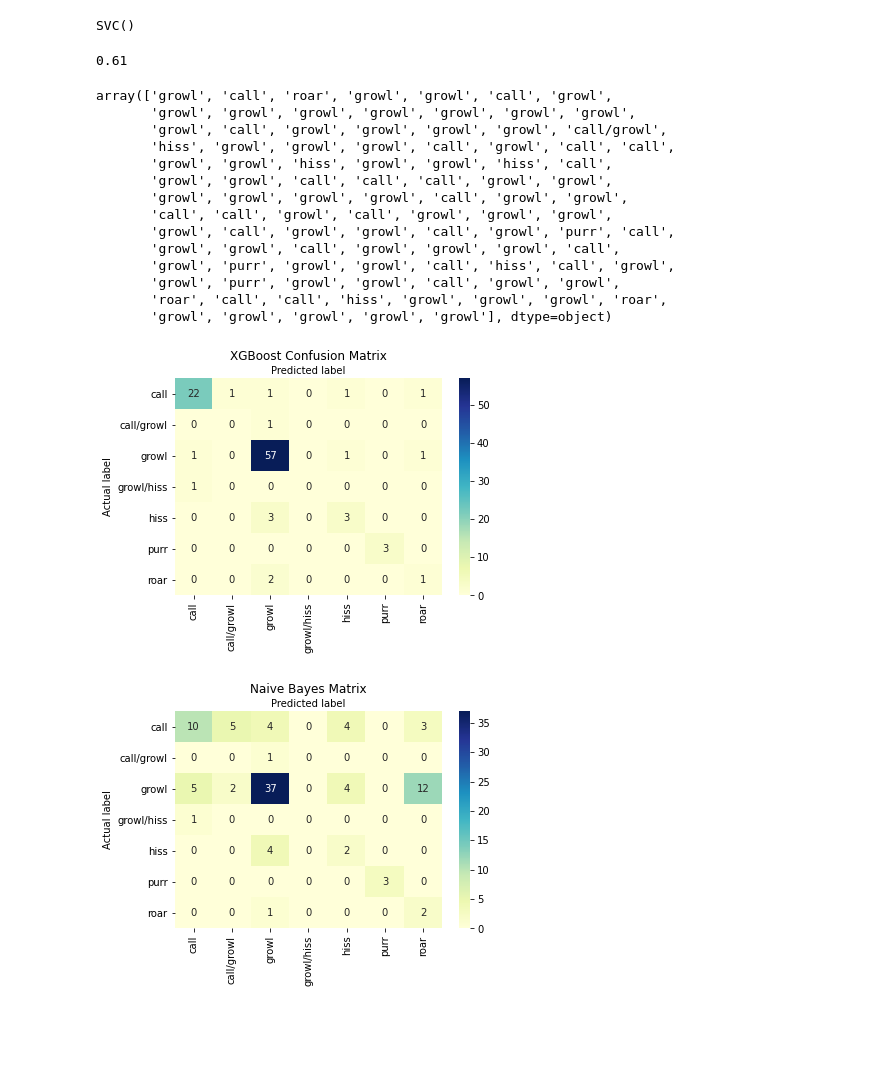
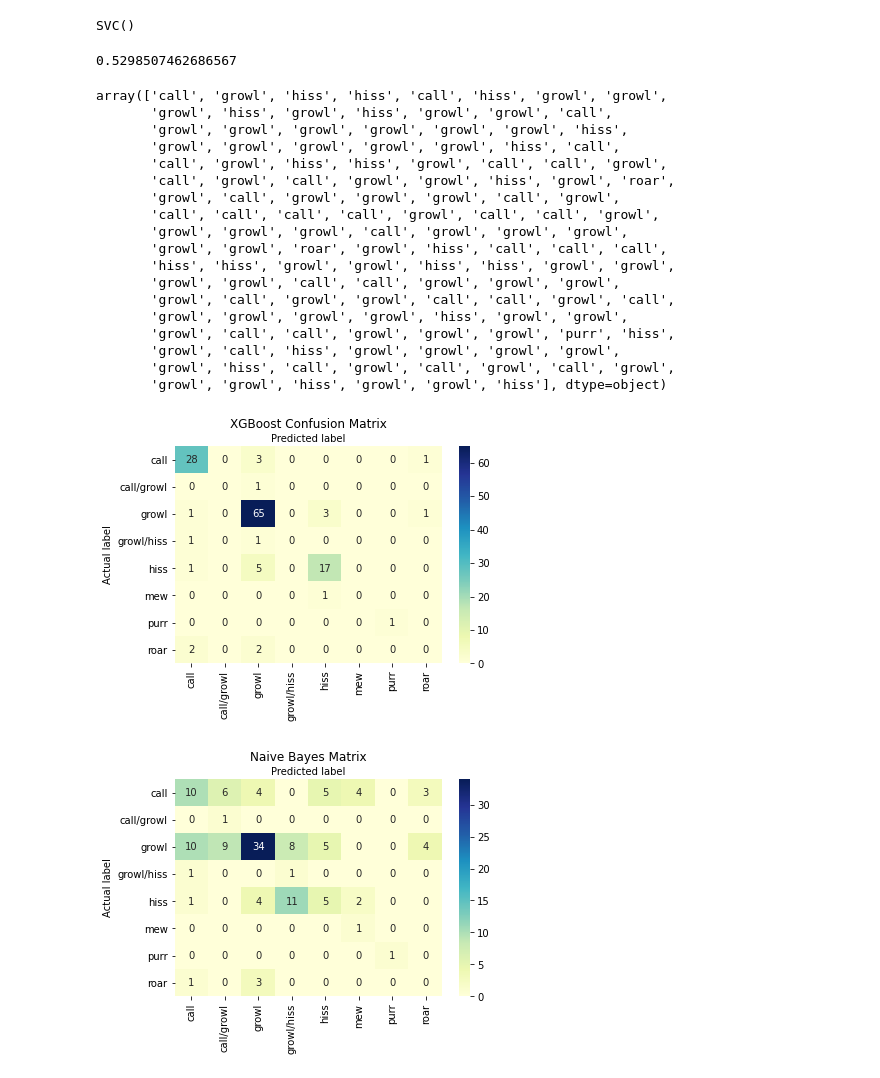
Before and after one commit to kexantus/felidetect, a Jupyter notebook: Feature Cleaning and First Models.ipynb, the cells around one changed output. Cells and saved outputs as stored; diff of their text form; code cells hidden in the pictures; blank space fills up the shorter version.

```diff
--- a/Feature Cleaning and First Models.ipynb
+++ b/Feature Cleaning and First Models.ipynb
@@ -58,6 +59,6 @@ array(['growl', nan, 'growl?', 'hiss', 'hiss?', 'call', 'unknown',
 # %%
 clean = {'growl?': 'growl','Growl':'growl', 'growl ':'growl', 'hiss?':'hiss', 'Hiss':'hiss', 'Sharp Hiss':'hiss','unknown':np.NaN, 'purr sequence': 'purr',
-        'Loud rumble/roar':'roar', 'call?':'call', 'main call':'call', 'call sequence':'call', 'roar or call':'roar', 'roar?':'roar', 'purr sequence':'purr', ' roar':'roar'}
+        'Loud rumble/roar':'roar', 'call?':'call', 'main call':'call', 'call sequence':'call', 'roar or call':'roar', 'roar?':'roar', 'purr sequence':'purr', ' roar':'roar', 'hiss ':'hiss', 'mew?':'mew', 'Call sequence(possible mew)':'call', 'call sequence?':'call', 'single call?':'call', 'grow/hiss':'growl/hiss'}
 # %%
 print(frame['Age'].unique())
 print(frame['Sex'].unique())
@@ -203,37 +203,41 @@ y_pred_svc=clf_svc.predict(x_test)
 # %%
 clf_svc.score(x_test, y_test)
 # %% [output]
-0.61
+0.5298507462686567
 # %%
 y_pred
 # %% [output]
-array(['growl', 'call', 'roar', 'growl', 'growl', 'call', 'growl',
-       'growl', 'growl', 'growl', 'growl', 'growl', 'growl', 'growl',
-       'growl', 'call', 'growl', 'growl', 'growl', 'growl', 'call/growl',
-       'hiss', 'growl', 'growl', 'growl', 'call', 'growl', 'call', 'call',
-       'growl', 'growl', 'hiss', 'growl', 'growl', 'hiss', 'call',
-       'growl', 'growl', 'call', 'call', 'call', 'growl', 'growl',
-       'growl', 'growl', 'growl', 'growl', 'call', 'growl', 'growl',
-       'call', 'call', 'growl', 'call', 'growl', 'growl', 'growl',
-       'growl', 'call', 'growl', 'growl', 'call', 'growl', 'purr', 'call',
-       'growl', 'growl', 'call', 'growl', 'growl', 'growl', 'call',
-       'growl', 'purr', 'growl', 'growl', 'call', 'hiss', 'call', 'growl',
-       'growl', 'purr', 'growl', 'growl', 'call', 'growl', 'growl',
-       'roar', 'call', 'call', 'hiss', 'growl', 'growl', 'growl', 'roar',
-       'growl', 'growl', 'growl', 'growl', 'growl'], dtype=object)
+array(['call', 'growl', 'hiss', 'hiss', 'call', 'hiss', 'growl', 'growl',
+       'growl', 'hiss', 'growl', 'hiss', 'growl', 'growl', 'call',
+       'growl', 'growl', 'growl', 'growl', 'growl', 'growl', 'hiss',
+       'growl', 'growl', 'growl', 'growl', 'growl', 'hiss', 'call',
+       'call', 'growl', 'hiss', 'hiss', 'growl', 'call', 'call', 'growl',
+       'call', 'growl', 'call', 'growl', 'growl', 'hiss', 'growl', 'roar',
+       'growl', 'call', 'growl', 'growl', 'growl', 'call', 'growl',
+       'call', 'call', 'call', 'call', 'growl', 'call', 'call', 'growl',
+       'growl', 'growl', 'growl', 'call', 'growl', 'growl', 'growl',
+       'growl', 'growl', 'roar', 'growl', 'hiss', 'call', 'call', 'call',
+       'hiss', 'hiss', 'growl', 'growl', 'hiss', 'hiss', 'growl', 'growl',
+       'growl', 'growl', 'call', 'call', 'growl', 'growl', 'growl',
+       'growl', 'call', 'growl', 'growl', 'call', 'call', 'growl', 'call',
+       'growl', 'growl', 'growl', 'growl', 'hiss', 'growl', 'growl',
+       'growl', 'call', 'call', 'growl', 'growl', 'growl', 'purr', 'hiss',
+       'growl', 'call', 'hiss', 'growl', 'growl', 'growl', 'growl',
+       'growl', 'hiss', 'call', 'growl', 'call', 'growl', 'call', 'growl',
+       'growl', 'growl', 'hiss', 'growl', 'growl', 'hiss'], dtype=object)
 # %%
-names = ['call', 'call/growl','growl','growl/hiss','hiss','purr', 'roar']
+names = ['call', 'call/growl','growl','growl/hiss','hiss','mew','purr', 'roar']
 cnf = confusion_matrix(y_test, y_pred)
 fig, ax = plt.subplots()
 tick_marks = np.arange(len(names))
 sns.heatmap(cnf, annot = True, xticklabels = names, cmap= "YlGnBu", yticklabels = names)
 ax.xaxis.set_label_position('top')
 plt.title('XGBoost Confusion Matrix')
 plt.ylabel('Actual label')
 plt.xlabel('Predicted label')
 plt.show()
 # %% [output]
-[figure, old version]
+[figure, new version]
 # %%
 cnf = confusion_matrix(y_test, y_pred_nb)
 fig, ax = plt.subplots()
@@ -245,7 +249,7 @@ plt.ylabel('Actual label')
 plt.xlabel('Predicted label')
 plt.show()
 # %% [output]
-[figure, old version]
+[figure, new version]
 # %%
 cnf = confusion_matrix(y_test, y_pred_svc)
 fig, ax = plt.subplots()
```
Also changed, not shown: parts of 15 cells of this notebook.
